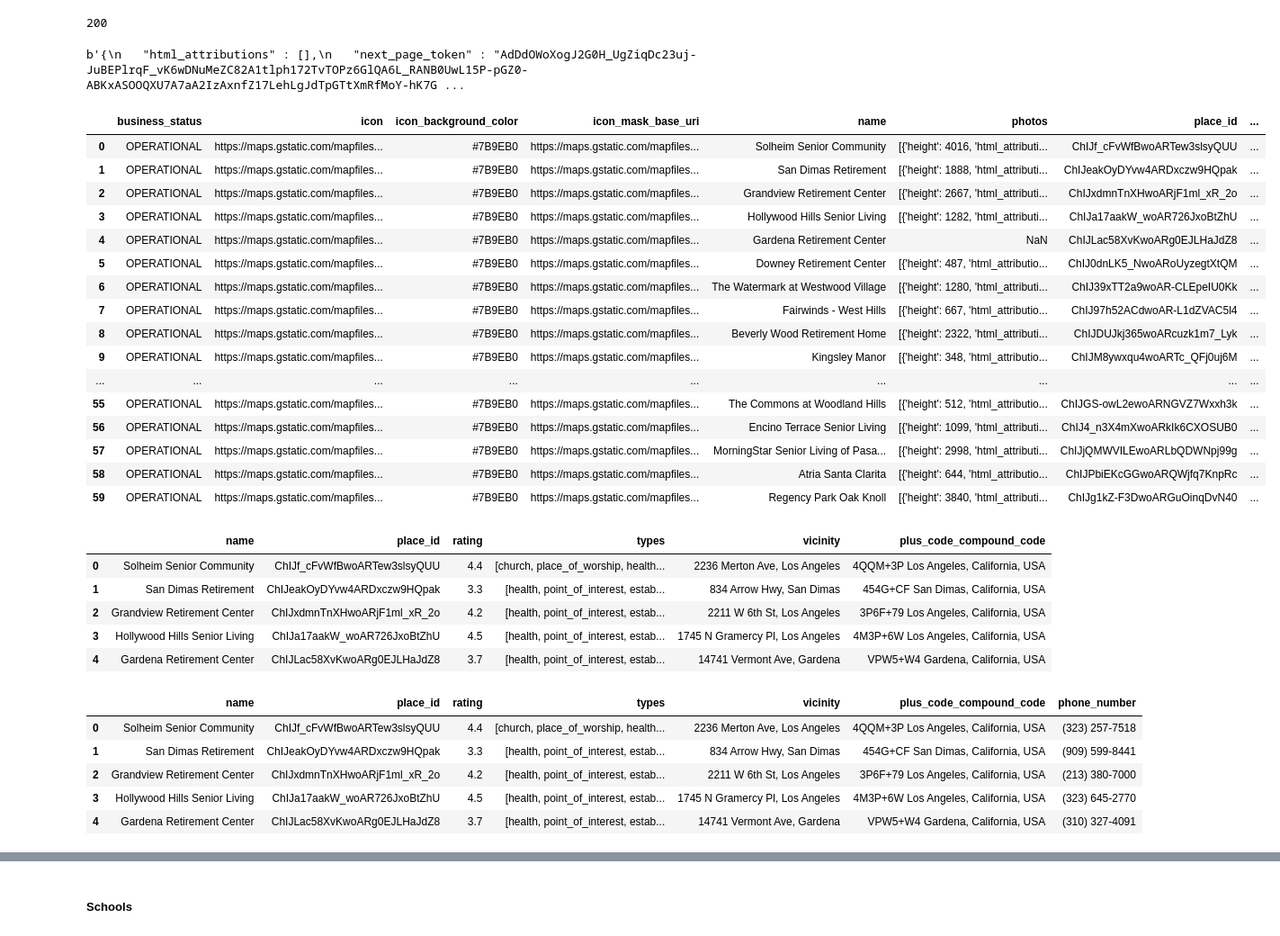
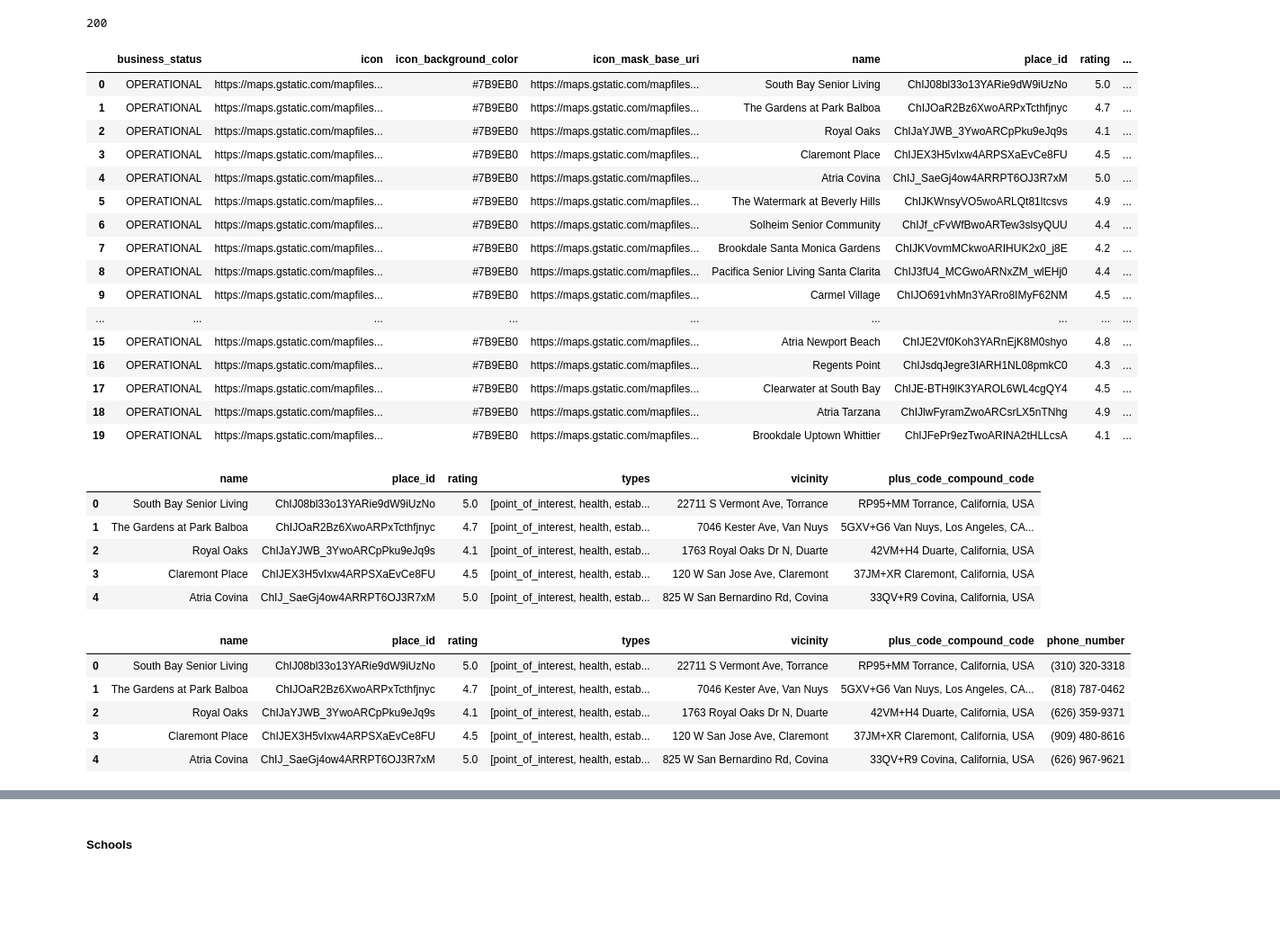
Before and after one commit to TheLazyCactus/Data_Thieves_project, a Jupyter notebook: Data-Thieves_Bea.ipynb, the cells around one changed output, grey strips where cells are left out. Shown: that part at 90% size. Saved outputs shown, nothing was run; the diff lists cells and outputs as text; code cells hidden in the pictures; blank space fills up the shorter version.

```diff
--- a/Data-Thieves_Bea.ipynb
+++ b/Data-Thieves_Bea.ipynb
@@ -24,10 +24,6 @@ response = requests.get(url)
 response.status_code
 # %% [output]
 200
-# %%
-response.content
-# %% [output]
-b'{\n   "html_attributions" : [],\n   "next_page_token" : "AdDdOWoXogJ2G0H_UgZiqDc23uj-JuBEPlrqF_vK6wDNuMeZC82A1tlph172TvTOPz6GlQA6L_RANB0UwL15P-pGZ0-ABKxASOOQXU7A7aA2IzAxnfZ17LehLgJdTpGTtXmRfMoY-hK7G ...
 # %%
 all_results = []
 while url:
@@ -46,27 +42,27 @@ while url:
     else:
         break
 # %%
-retirement_homes_df = pd.json_normalize(all_results, sep='_')
+retirement_homes_df = pd.json_normalize(info['results'], sep='_')
 pd.set_option('display.max_columns', None)
 retirement_homes_df
 # %% [output]
-|  | business_status | icon | icon_background_color | icon_mask_base_uri | name | photos | place_id | ... |
-| 0 | OPERATIONAL | https://maps.gstatic.com/mapfiles... | #7B9EB0 | https://maps.gstatic.com/mapfiles... | Solheim Senior Community | [{'height': 4016, 'html_attributi... | ChIJf_cFvWfBwoARTew3slsyQUU | ... |
-| 1 | OPERATIONAL | https://maps.gstatic.com/mapfiles... | #7B9EB0 | https://maps.gstatic.com/mapfiles... | San Dimas Retirement | [{'height': 1888, 'html_attributi... | ChIJeakOyDYvw4ARDxczw9HQpak | ... |
-| 2 | OPERATIONAL | https://maps.gstatic.com/mapfiles... | #7B9EB0 | https://maps.gstatic.com/mapfiles... | Grandview Retirement Center | [{'height': 2667, 'html_attributi... | ChIJxdmnTnXHwoARjF1ml_xR_2o | ... |
-| 3 | OPERATIONAL | https://maps.gstatic.com/mapfiles... | #7B9EB0 | https://maps.gstatic.com/mapfiles... | Hollywood Hills Senior Living | [{'height': 1282, 'html_attributi... | ChIJa17aakW_woAR726JxoBtZhU | ... |
-| 4 | OPERATIONAL | https://maps.gstatic.com/mapfiles... | #7B9EB0 | https://maps.gstatic.com/mapfiles... | Gardena Retirement Center | NaN | ChIJLac58XvKwoARg0EJLHaJdZ8 | ... |
-| 5 | OPERATIONAL | https://maps.gstatic.com/mapfiles... | #7B9EB0 | https://maps.gstatic.com/mapfiles... | Downey Retirement Center | [{'height': 487, 'html_attributio... | ChIJ0dnLK5_NwoARoUyzegtXtQM | ... |
-| 6 | OPERATIONAL | https://maps.gstatic.com/mapfiles... | #7B9EB0 | https://maps.gstatic.com/mapfiles... | The Watermark at Westwood Village | [{'height': 1280, 'html_attributi... | ChIJ39xTT2a9woAR-CLEpeIU0Kk | ... |
-| 7 | OPERATIONAL | https://maps.gstatic.com/mapfiles... | #7B9EB0 | https://maps.gstatic.com/mapfiles... | Fairwinds - West Hills | [{'height': 667, 'html_attributio... | ChIJ97h52ACdwoAR-L1dZVAC5l4 | ... |
-| 8 | OPERATIONAL | https://maps.gstatic.com/mapfiles... | #7B9EB0 | https://maps.gstatic.com/mapfiles... | Beverly Wood Retirement Home | [{'height': 2322, 'html_attributi... | ChIJDUJkj365woARcuzk1m7_Lyk | ... |
-| 9 | OPERATIONAL | https://maps.gstatic.com/mapfiles... | #7B9EB0 | https://maps.gstatic.com/mapfiles... | Kingsley Manor | [{'height': 348, 'html_attributio... | ChIJM8ywxqu4woARTc_QFj0uj6M | ... |
+|  | business_status | icon | icon_background_color | icon_mask_base_uri | name | place_id | rating | ... |
+| 0 | OPERATIONAL | https://maps.gstatic.com/mapfiles... | #7B9EB0 | https://maps.gstatic.com/mapfiles... | South Bay Senior Living | ChIJ08bl33o13YARie9dW9iUzNo | 5.0 | ... |
+| 1 | OPERATIONAL | https://maps.gstatic.com/mapfiles... | #7B9EB0 | https://maps.gstatic.com/mapfiles... | The Gardens at Park Balboa | ChIJOaR2Bz6XwoARPxTcthfjnyc | 4.7 | ... |
+| 2 | OPERATIONAL | https://maps.gstatic.com/mapfiles... | #7B9EB0 | https://maps.gstatic.com/mapfiles... | Royal Oaks | ChIJaYJWB_3YwoARCpPku9eJq9s | 4.1 | ... |
+| 3 | OPERATIONAL | https://maps.gstatic.com/mapfiles... | #7B9EB0 | https://maps.gstatic.com/mapfiles... | Claremont Place | ChIJEX3H5vIxw4ARPSXaEvCe8FU | 4.5 | ... |
+| 4 | OPERATIONAL | https://maps.gstatic.com/mapfiles... | #7B9EB0 | https://maps.gstatic.com/mapfiles... | Atria Covina | ChIJ_SaeGj4ow4ARRPT6OJ3R7xM | 5.0 | ... |
+| 5 | OPERATIONAL | https://maps.gstatic.com/mapfiles... | #7B9EB0 | https://maps.gstatic.com/mapfiles... | The Watermark at Beverly Hills | ChIJKWnsyVO5woARLQt81ltcsvs | 4.9 | ... |
+| 6 | OPERATIONAL | https://maps.gstatic.com/mapfiles... | #7B9EB0 | https://maps.gstatic.com/mapfiles... | Solheim Senior Community | ChIJf_cFvWfBwoARTew3slsyQUU | 4.4 | ... |
+| 7 | OPERATIONAL | https://maps.gstatic.com/mapfiles... | #7B9EB0 | https://maps.gstatic.com/mapfiles... | Brookdale Santa Monica Gardens | ChIJKVovmMCkwoARIHUK2x0_j8E | 4.2 | ... |
+| 8 | OPERATIONAL | https://maps.gstatic.com/mapfiles... | #7B9EB0 | https://maps.gstatic.com/mapfiles... | Pacifica Senior Living Santa Clarita | ChIJ3fU4_MCGwoARNxZM_wlEHj0 | 4.4 | ... |
+| 9 | OPERATIONAL | https://maps.gstatic.com/mapfiles... | #7B9EB0 | https://maps.gstatic.com/mapfiles... | Carmel Village | ChIJO691vhMn3YARro8IMyF62NM | 4.5 | ... |
 | ... | ... | ... | ... | ... | ... | ... | ... | ... |
-| 55 | OPERATIONAL | https://maps.gstatic.com/mapfiles... | #7B9EB0 | https://maps.gstatic.com/mapfiles... | The Commons at Woodland Hills | [{'height': 512, 'html_attributio... | ChIJGS-owL2ewoARNGVZ7Wxxh3k | ... |
-| 56 | OPERATIONAL | https://maps.gstatic.com/mapfiles... | #7B9EB0 | https://maps.gstatic.com/mapfiles... | Encino Terrace Senior Living | [{'height': 1099, 'html_attributi... | ChIJ4_n3X4mXwoARkIk6CXOSUB0 | ... |
-| 57 | OPERATIONAL | https://maps.gstatic.com/mapfiles... | #7B9EB0 | https://maps.gstatic.com/mapfiles... | MorningStar Senior Living of Pasa... | [{'height': 2998, 'html_attributi... | ChIJjQMWVILEwoARLbQDWNpj99g | ... |
-| 58 | OPERATIONAL | https://maps.gstatic.com/mapfiles... | #7B9EB0 | https://maps.gstatic.com/mapfiles... | Atria Santa Clarita | [{'height': 644, 'html_attributio... | ChIJPbiEKcGGwoARQWjfq7KnpRc | ... |
-| 59 | OPERATIONAL | https://maps.gstatic.com/mapfiles... | #7B9EB0 | https://maps.gstatic.com/mapfiles... | Regency Park Oak Knoll | [{'height': 3840, 'html_attributi... | ChIJg1kZ-F3DwoARGuOinqDvN40 | ... |
+| 15 | OPERATIONAL | https://maps.gstatic.com/mapfiles... | #7B9EB0 | https://maps.gstatic.com/mapfiles... | Atria Newport Beach | ChIJE2Vf0Koh3YARnEjK8M0shyo | 4.8 | ... |
+| 16 | OPERATIONAL | https://maps.gstatic.com/mapfiles... | #7B9EB0 | https://maps.gstatic.com/mapfiles... | Regents Point | ChIJsdqJegre3IARH1NL08pmkC0 | 4.3 | ... |
+| 17 | OPERATIONAL | https://maps.gstatic.com/mapfiles... | #7B9EB0 | https://maps.gstatic.com/mapfiles... | Clearwater at South Bay | ChIJE-BTH9lK3YAROL6WL4cgQY4 | 4.5 | ... |
+| 18 | OPERATIONAL | https://maps.gstatic.com/mapfiles... | #7B9EB0 | https://maps.gstatic.com/mapfiles... | Atria Tarzana | ChIJlwFyramZwoARCsrLX5nTNhg | 4.9 | ... |
+| 19 | OPERATIONAL | https://maps.gstatic.com/mapfiles... | #7B9EB0 | https://maps.gstatic.com/mapfiles... | Brookdale Uptown Whittier | ChIJFePr9ezTwoARINA2tHLLcsA | 4.1 | ... |
 # %%
 retirement_homes_df = retirement_homes_df.drop(['icon', 'business_status', 'photos', 'icon_background_color', 'user_ratings_total', 'icon_mask_base_uri',
                                                 'reference', 'scope', 'geometry_location_lat', 'geometry_location_lng',
@@ -77,11 +73,11 @@ retirement_homes_df = retirement_homes_df.drop(['icon', 'business_status', 'phot
 retirement_homes_df.head()
 # %% [output]
 |  | name | place_id | rating | types | vicinity | plus_code_compound_code |
-| 0 | Solheim Senior Community | ChIJf_cFvWfBwoARTew3slsyQUU | 4.4 | [church, place_of_worship, health... | 2236 Merton Ave, Los Angeles | 4QQM+3P Los Angeles, California, USA |
-| 1 | San Dimas Retirement | ChIJeakOyDYvw4ARDxczw9HQpak | 3.3 | [health, point_of_interest, estab... | 834 Arrow Hwy, San Dimas | 454G+CF San Dimas, California, USA |
-| 2 | Grandview Retirement Center | ChIJxdmnTnXHwoARjF1ml_xR_2o | 4.2 | [health, point_of_interest, estab... | 2211 W 6th St, Los Angeles | 3P6F+79 Los Angeles, California, USA |
-| 3 | Hollywood Hills Senior Living | ChIJa17aakW_woAR726JxoBtZhU | 4.5 | [health, point_of_interest, estab... | 1745 N Gramercy Pl, Los Angeles | 4M3P+6W Los Angeles, California, USA |
-| 4 | Gardena Retirement Center | ChIJLac58XvKwoARg0EJLHaJdZ8 | 3.7 | [health, point_of_interest, estab... | 14741 Vermont Ave, Gardena | VPW5+W4 Gardena, California, USA |
+| 0 | South Bay Senior Living | ChIJ08bl33o13YARie9dW9iUzNo | 5.0 | [point_of_interest, health, estab... | 22711 S Vermont Ave, Torrance | RP95+MM Torrance, California, USA |
+| 1 | The Gardens at Park Balboa | ChIJOaR2Bz6XwoARPxTcthfjnyc | 4.7 | [point_of_interest, health, estab... | 7046 Kester Ave, Van Nuys | 5GXV+G6 Van Nuys, Los Angeles, CA... |
+| 2 | Royal Oaks | ChIJaYJWB_3YwoARCpPku9eJq9s | 4.1 | [point_of_interest, health, estab... | 1763 Royal Oaks Dr N, Duarte | 42VM+H4 Duarte, California, USA |
+| 3 | Claremont Place | ChIJEX3H5vIxw4ARPSXaEvCe8FU | 4.5 | [point_of_interest, health, estab... | 120 W San Jose Ave, Claremont | 37JM+XR Claremont, California, USA |
+| 4 | Atria Covina | ChIJ_SaeGj4ow4ARRPT6OJ3R7xM | 5.0 | [point_of_interest, health, estab... | 825 W San Bernardino Rd, Covina | 33QV+R9 Covina, California, USA |
 # %%
 place_ids = retirement_homes_df['place_id']
 
@@ -97,11 +93,11 @@ retirement_homes_df['phone_number'] = [get_phone_number(place_id) for place_id i
 retirement_homes_df.head()
 # %% [output]
 |  | name | place_id | rating | types | vicinity | plus_code_compound_code | phone_number |
-| 0 | Solheim Senior Community | ChIJf_cFvWfBwoARTew3slsyQUU | 4.4 | [church, place_of_worship, health... | 2236 Merton Ave, Los Angeles | 4QQM+3P Los Angeles, California, USA | (323) 257-7518 |
-| 1 | San Dimas Retirement | ChIJeakOyDYvw4ARDxczw9HQpak | 3.3 | [health, point_of_interest, estab... | 834 Arrow Hwy, San Dimas | 454G+CF San Dimas, California, USA | (909) 599-8441 |
-| 2 | Grandview Retirement Center | ChIJxdmnTnXHwoARjF1ml_xR_2o | 4.2 | [health, point_of_interest, estab... | 2211 W 6th St, Los Angeles | 3P6F+79 Los Angeles, California, USA | (213) 380-7000 |
-| 3 | Hollywood Hills Senior Living | ChIJa17aakW_woAR726JxoBtZhU | 4.5 | [health, point_of_interest, estab... | 1745 N Gramercy Pl, Los Angeles | 4M3P+6W Los Angeles, California, USA | (323) 645-2770 |
-| 4 | Gardena Retirement Center | ChIJLac58XvKwoARg0EJLHaJdZ8 | 3.7 | [health, point_of_interest, estab... | 14741 Vermont Ave, Gardena | VPW5+W4 Gardena, California, USA | (310) 327-4091 |
+| 0 | South Bay Senior Living | ChIJ08bl33o13YARie9dW9iUzNo | 5.0 | [point_of_interest, health, estab... | 22711 S Vermont Ave, Torrance | RP95+MM Torrance, California, USA | (310) 320-3318 |
+| 1 | The Gardens at Park Balboa | ChIJOaR2Bz6XwoARPxTcthfjnyc | 4.7 | [point_of_interest, health, estab... | 7046 Kester Ave, Van Nuys | 5GXV+G6 Van Nuys, Los Angeles, CA... | (818) 787-0462 |
+| 2 | Royal Oaks | ChIJaYJWB_3YwoARCpPku9eJq9s | 4.1 | [point_of_interest, health, estab... | 1763 Royal Oaks Dr N, Duarte | 42VM+H4 Duarte, California, USA | (626) 359-9371 |
+| 3 | Claremont Place | ChIJEX3H5vIxw4ARPSXaEvCe8FU | 4.5 | [point_of_interest, health, estab... | 120 W San Jose Ave, Claremont | 37JM+XR Claremont, California, USA | (909) 480-8616 |
+| 4 | Atria Covina | ChIJ_SaeGj4ow4ARRPT6OJ3R7xM | 5.0 | [point_of_interest, health, estab... | 825 W San Bernardino Rd, Covina | 33QV+R9 Covina, California, USA | (626) 967-9621 |
 # %%
 def get_schedule(place_id):
     details_url = f"https://maps.googleapis.com/maps/api/place/details/json?place_id={place_id}&fields=opening_hours&key={api_key}"
```
Also changed, not shown: parts of 7 cells of this notebook, 2 other files.
